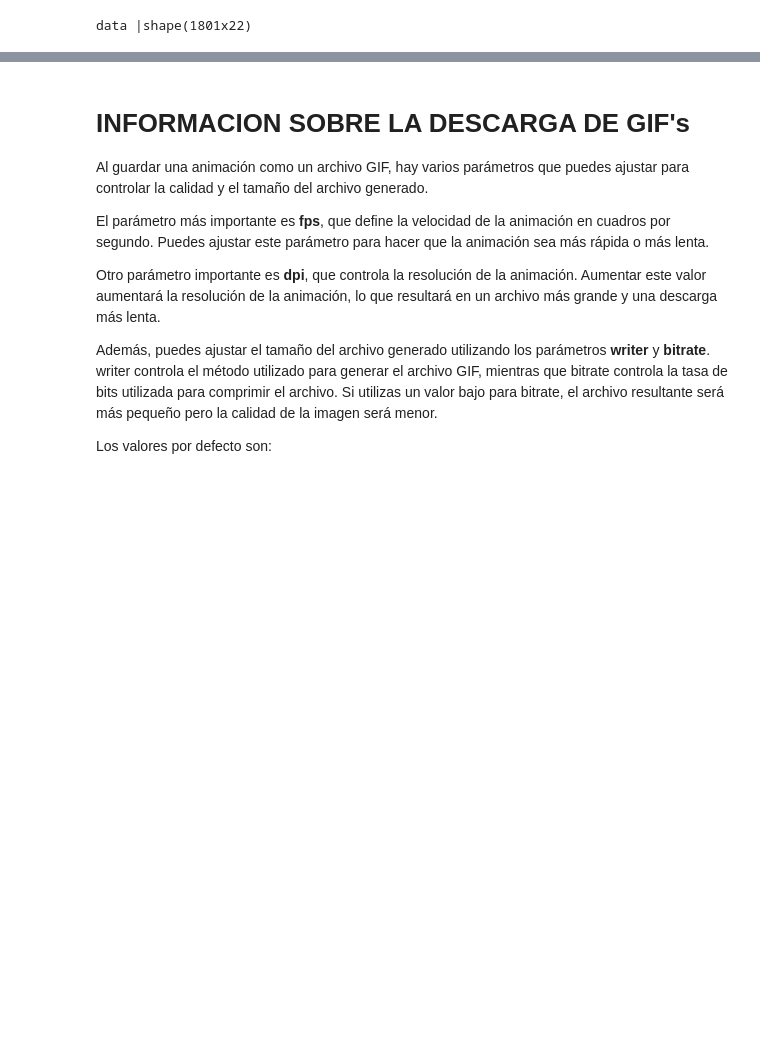
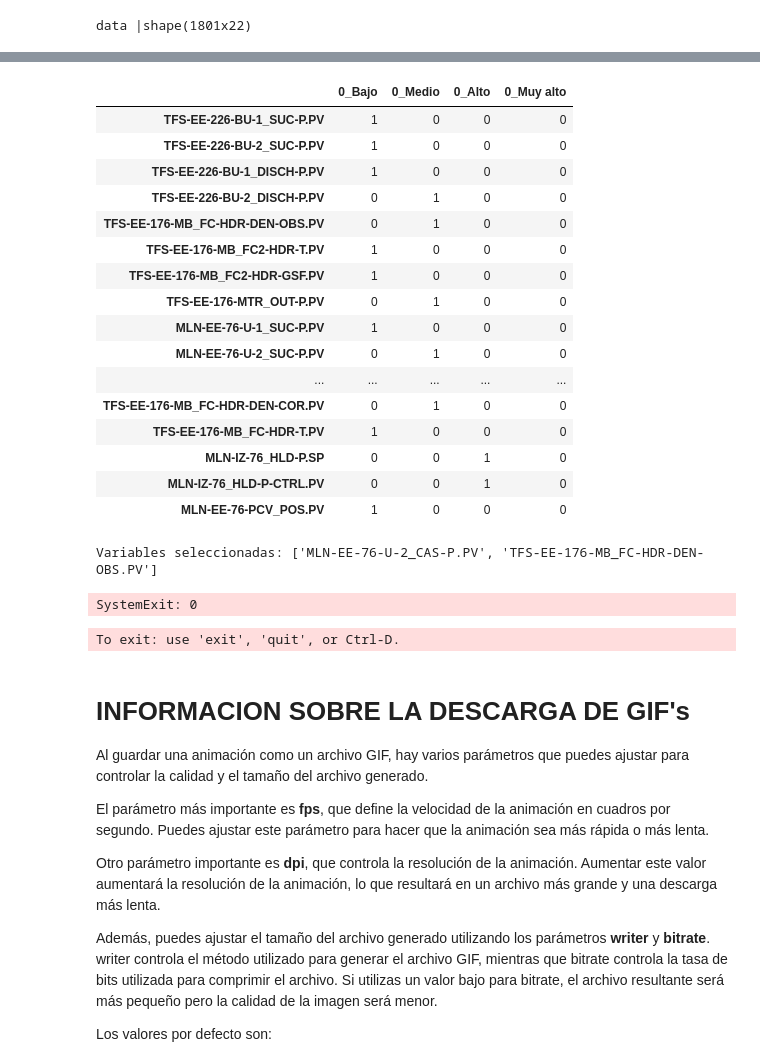
Before and after one commit to jackonedev/GifAnimationsAPP, a Jupyter notebook: second_dataset.ipynb, the cells around one changed output, grey strips where cells are left out. Drawn from its saved outputs; the diff is of its cells as text; code cells hidden in the pictures; blank space fills up the shorter version.

Commit message:
seleccion de labels

```diff
--- a/second_dataset.ipynb
+++ b/second_dataset.ipynb
@@ -66,0 +71,28 @@ data_info(data)
+# %%
+## CATEGORIZANDO LAS COLUMNAS SEGUN SU VALOR MAXIMO
+maximos = data.max()
+bins = [-np.inf, 150, 700, 3001, np.inf]
+labels = ['Bajo', 'Medio', 'Alto', 'Muy alto']
+
+## Crea un dataframe con los resultados
+categorias = pd.cut(x=maximos, bins=bins, labels=labels).to_frame()
+resultado = pd.get_dummies(categorias)
+resultado
+# %% [output]
+|  | 0_Bajo | 0_Medio | 0_Alto | 0_Muy alto |
+| TFS-EE-226-BU-1_SUC-P.PV | 1 | 0 | 0 | 0 |
+| TFS-EE-226-BU-2_SUC-P.PV | 1 | 0 | 0 | 0 |
+| TFS-EE-226-BU-1_DISCH-P.PV | 1 | 0 | 0 | 0 |
+| TFS-EE-226-BU-2_DISCH-P.PV | 0 | 1 | 0 | 0 |
+| TFS-EE-176-MB_FC-HDR-DEN-OBS.PV | 0 | 1 | 0 | 0 |
+| TFS-EE-176-MB_FC2-HDR-T.PV | 1 | 0 | 0 | 0 |
+| TFS-EE-176-MB_FC2-HDR-GSF.PV | 1 | 0 | 0 | 0 |
+| TFS-EE-176-MTR_OUT-P.PV | 0 | 1 | 0 | 0 |
+| MLN-EE-76-U-1_SUC-P.PV | 1 | 0 | 0 | 0 |
+| MLN-EE-76-U-2_SUC-P.PV | 0 | 1 | 0 | 0 |
+| ... | ... | ... | ... | ... |
+| TFS-EE-176-MB_FC-HDR-DEN-COR.PV | 0 | 1 | 0 | 0 |
+| TFS-EE-176-MB_FC-HDR-T.PV | 1 | 0 | 0 | 0 |
+| MLN-IZ-76_HLD-P.SP | 0 | 0 | 1 | 0 |
+| MLN-IZ-76_HLD-P-CTRL.PV | 0 | 0 | 1 | 0 |
+| MLN-EE-76-PCV_POS.PV | 1 | 0 | 0 | 0 |
@@ -67,2 +109,13 @@ data_info(data)
+# %%
+print("Variables seleccionadas: {}".format(selected_vars))
+# %% [output]
+Variables seleccionadas: ['MLN-EE-76-U-2_CAS-P.PV', 'TFS-EE-176-MB_FC-HDR-DEN-OBS.PV']
+# %%
+import sys
+
+sys.exit(0)
+# %% [output]
+SystemExit: 0
+To exit: use 'exit', 'quit', or Ctrl-D.
 # %%
 ## Random pick "TFS-EE-176-MTR_OUT-P.PV"
```
Also changed, not shown: parts of 6 cells of this notebook.
